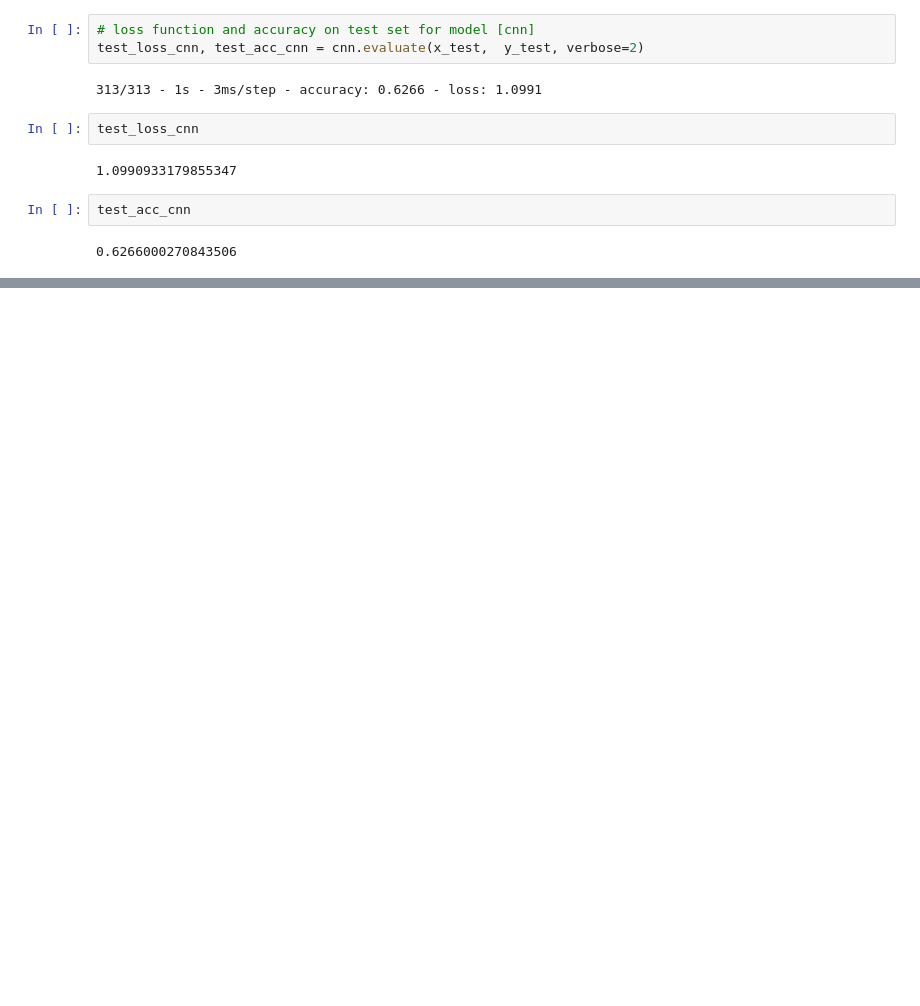
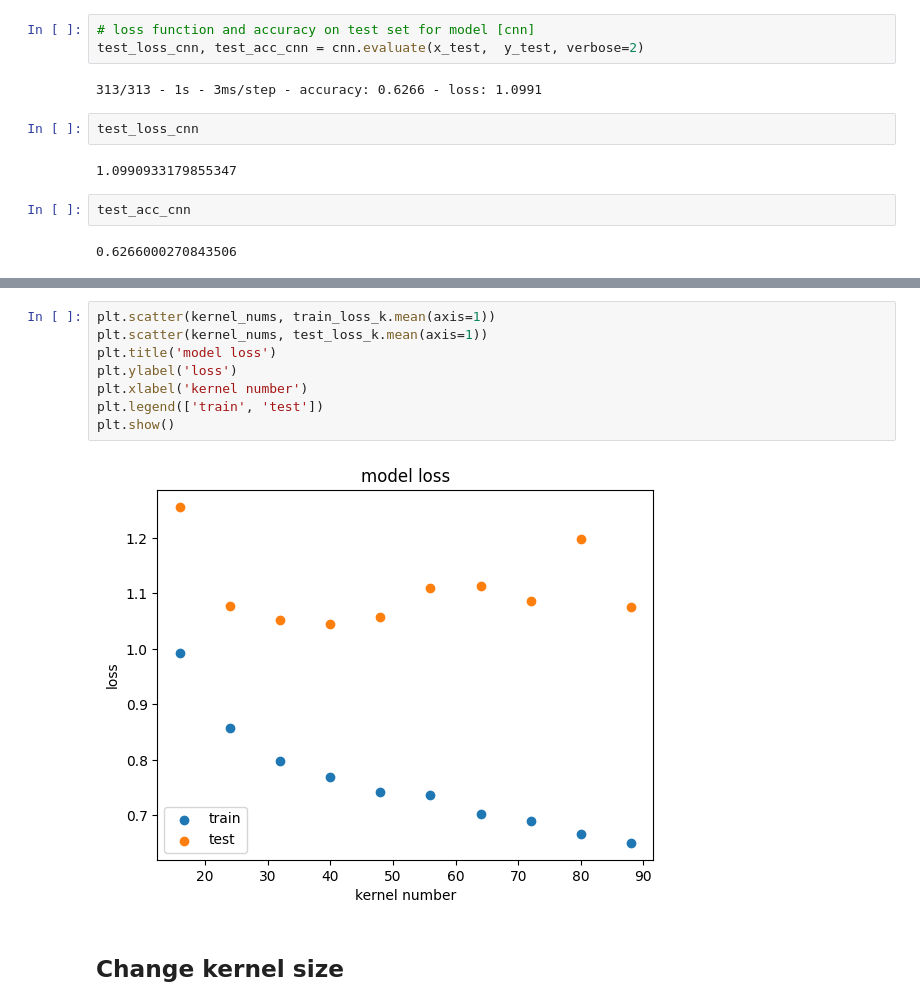
Before and after one commit to Swinkawkrawacie/Machine_learning, a Jupyter notebook: assignment_4.ipynb, the cells around one changed output, grey strips where cells are left out. Saved outputs shown, nothing was run; the diff lists cells and outputs as text; blank space fills up the shorter version.

```diff
--- a/assignment_4.ipynb
+++ b/assignment_4.ipynb
@@ -240,0 +225,12 @@ plt.legend(loc='lower right')
+# %%
+plt.scatter(kernel_nums, train_loss_k.mean(axis=1))
+plt.scatter(kernel_nums, test_loss_k.mean(axis=1))
+plt.title('model loss')
+plt.ylabel('loss')
+plt.xlabel('kernel number')
+plt.legend(['train', 'test'])
+plt.show()
+# %% [output]
+[figure, added]
+# %% [markdown]
+## Change kernel size
```
Also changed, not shown: parts of 34 cells of this notebook.
